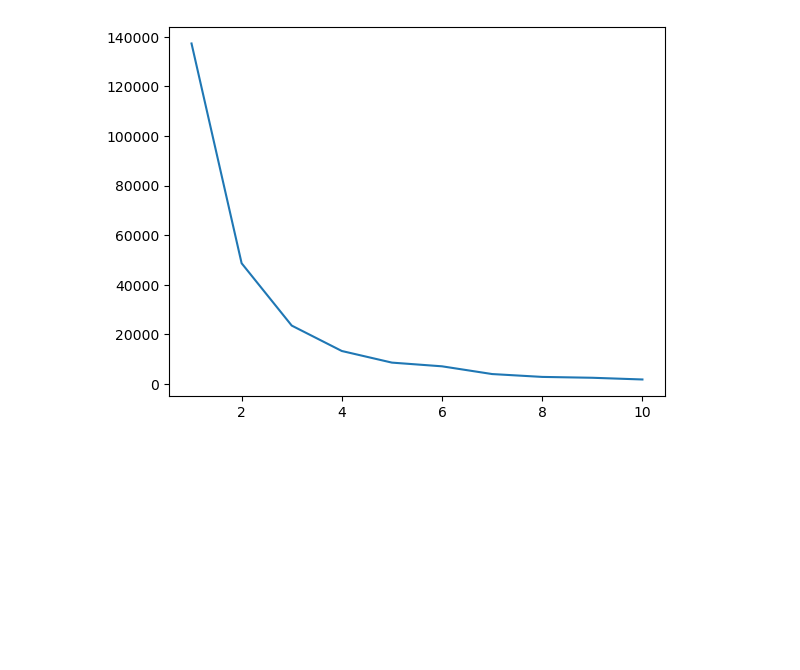
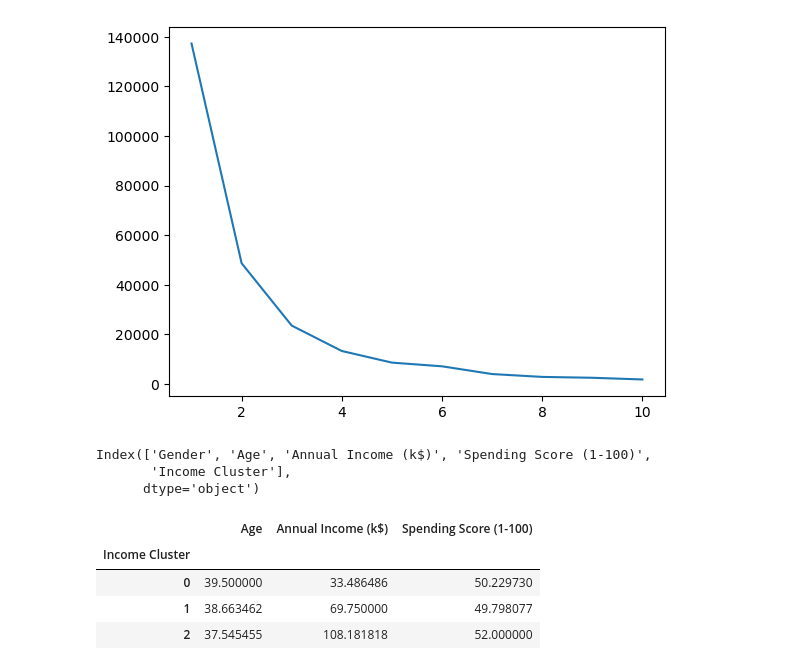
Before and after one commit to MohammedUsman-hub/Python-Customer-Segmentation-Clustering, a Jupyter notebook: Python Customer Segmentation & Clustering.ipynb, the cells around one changed output. Cells and saved outputs as stored; diff of their text form; code cells hidden in the pictures; blank space fills up the shorter version.

```diff
--- a/Python Customer Segmentation & Clustering.ipynb
+++ b/Python Customer Segmentation & Clustering.ipynb
@@ -173,3 +173,17 @@ plt.plot(range(1,11),inertia_scores)
 # %% [output]
 [<matplotlib.lines.Line2D at 0x...>]
 [figure]
+# %%
+df.columns
+# %% [output]
+Index(['Gender', 'Age', 'Annual Income (k$)', 'Spending Score (1-100)',
+       'Income Cluster'],
+      dtype='object')
+# %%
+df.groupby('Income Cluster')[['Age', 'Annual Income (k$)', 'Spending Score (1-100)']].mean()
+# %% [output]
+|  | Age | Annual Income (k$) | Spending Score (1-100) |
+| Income Cluster |  |  |  |
+| 0 | 39.500000 | 33.486486 | 50.229730 |
+| 1 | 38.663462 | 69.750000 | 49.798077 |
+| 2 | 37.545455 | 108.181818 | 52.000000 |
```
Also changed, not shown: parts of 5 cells of this notebook.
